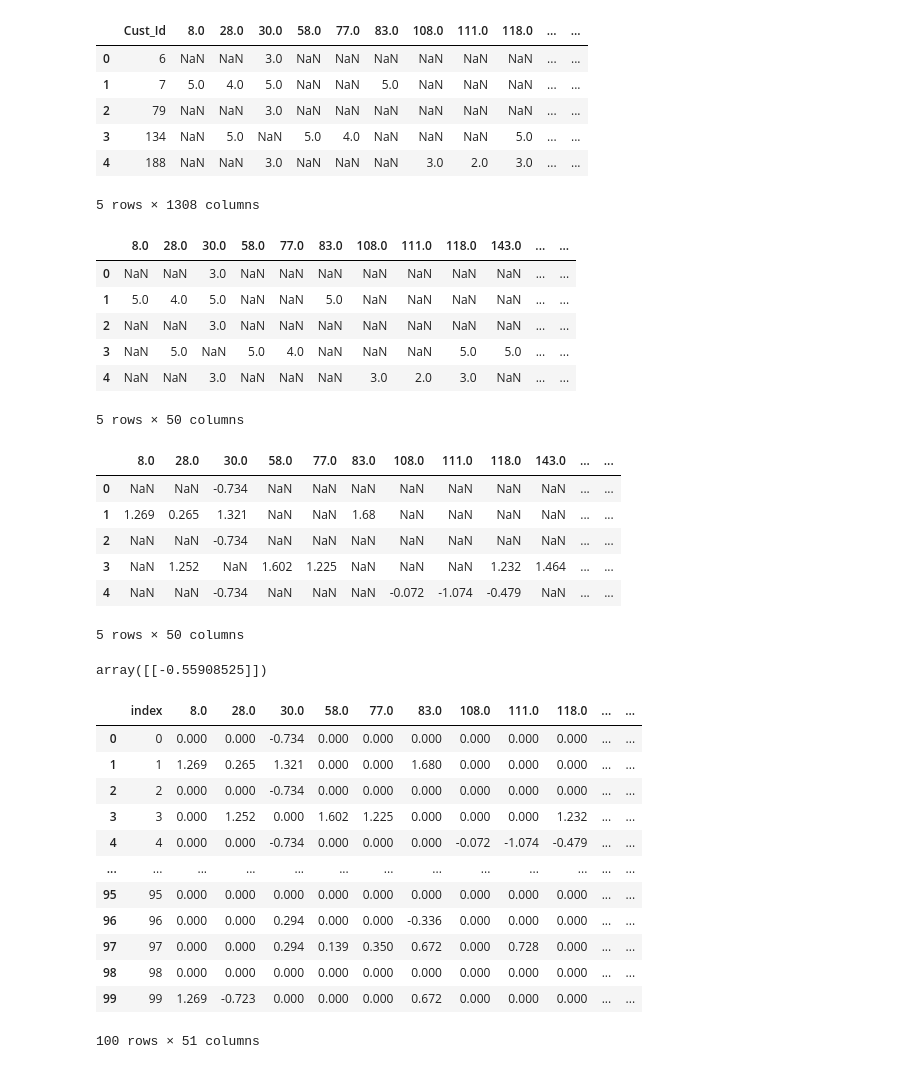
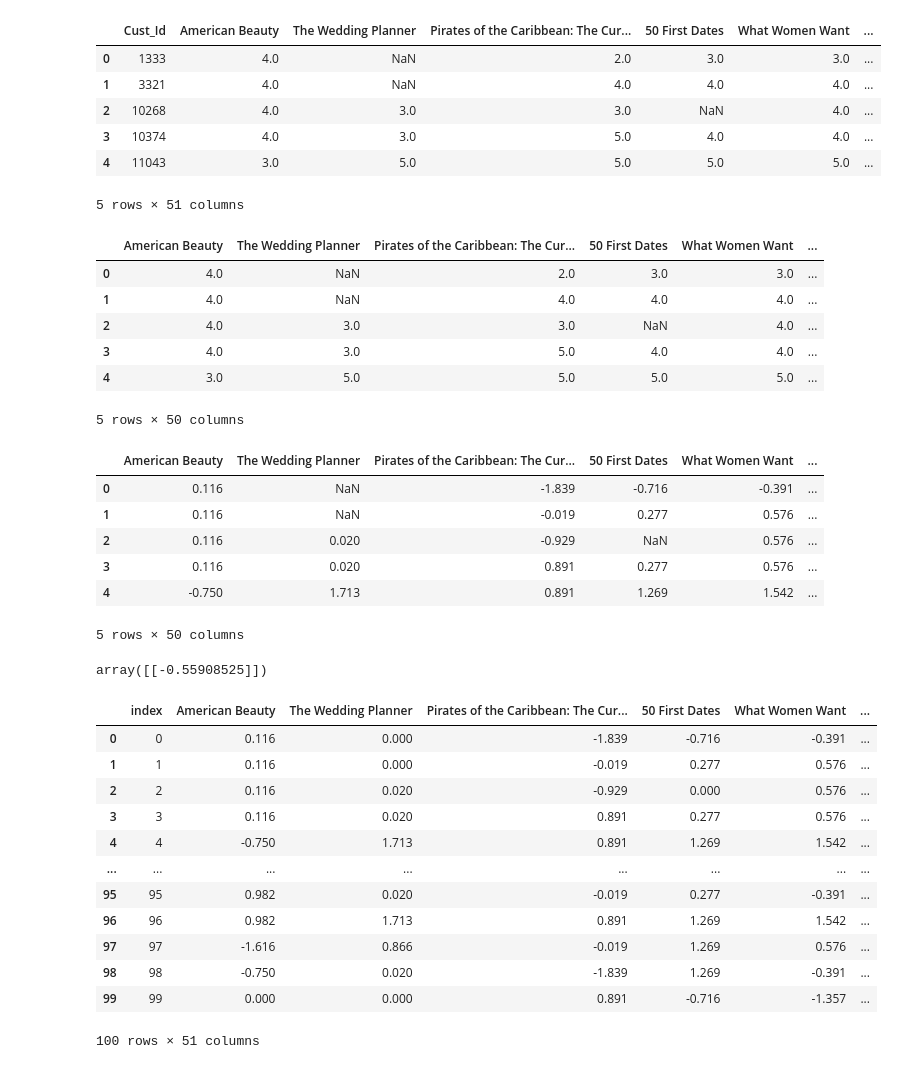
Before and after one commit to erictria/cf-tutorial, a Jupyter notebook: Python Code.ipynb, the cells around one changed output. Cells and saved outputs as stored; diff of their text form; code cells hidden in the pictures.

```diff
--- a/Python Code.ipynb
+++ b/Python Code.ipynb
@@ -5,27 +5,27 @@ import time
 from sklearn.preprocessing import StandardScaler
 from sklearn.metrics.pairwise import cosine_similarity
 # %%
-py_netflix_data = pd.read_csv('unscaled_data.csv')
+py_netflix_data = pd.read_csv('unscaled_title_data.csv')
 py_netflix_data.head()
 # %% [output]
-|  | Cust_Id | 8.0 | 28.0 | 30.0 | 58.0 | 77.0 | 83.0 | 108.0 | 111.0 | 118.0 | ... | ... |
-| 0 | 6 | NaN | NaN | 3.0 | NaN | NaN | NaN | NaN | NaN | NaN | ... | ... |
-| 1 | 7 | 5.0 | 4.0 | 5.0 | NaN | NaN | 5.0 | NaN | NaN | NaN | ... | ... |
-| 2 | 79 | NaN | NaN | 3.0 | NaN | NaN | NaN | NaN | NaN | NaN | ... | ... |
-| 3 | 134 | NaN | 5.0 | NaN | 5.0 | 4.0 | NaN | NaN | NaN | 5.0 | ... | ... |
-| 4 | 188 | NaN | NaN | 3.0 | NaN | NaN | NaN | 3.0 | 2.0 | 3.0 | ... | ... |
+|  | Cust_Id | American Beauty | The Wedding Planner | Pirates of the Caribbean: The Cur... | 50 First Dates | What Women Want | ... |
+| 0 | 1333 | 4.0 | NaN | 2.0 | 3.0 | 3.0 | ... |
+| 1 | 3321 | 4.0 | NaN | 4.0 | 4.0 | 4.0 | ... |
+| 2 | 10268 | 4.0 | 3.0 | 3.0 | NaN | 4.0 | ... |
+| 3 | 10374 | 4.0 | 3.0 | 5.0 | 4.0 | 4.0 | ... |
+| 4 | 11043 | 3.0 | 5.0 | 5.0 | 5.0 | 5.0 | ... |
-5 rows × 1308 columns
+5 rows × 51 columns
 # %%
 customer_ids = py_netflix_data['Cust_Id'].iloc[0:100]
 rating_df = py_netflix_data.iloc[0:100,1:51]
 rating_df.head()
 # %% [output]
-|  | 8.0 | 28.0 | 30.0 | 58.0 | 77.0 | 83.0 | 108.0 | 111.0 | 118.0 | 143.0 | ... | ... |
-| 0 | NaN | NaN | 3.0 | NaN | NaN | NaN | NaN | NaN | NaN | NaN | ... | ... |
-| 1 | 5.0 | 4.0 | 5.0 | NaN | NaN | 5.0 | NaN | NaN | NaN | NaN | ... | ... |
-| 2 | NaN | NaN | 3.0 | NaN | NaN | NaN | NaN | NaN | NaN | NaN | ... | ... |
-| 3 | NaN | 5.0 | NaN | 5.0 | 4.0 | NaN | NaN | NaN | 5.0 | 5.0 | ... | ... |
-| 4 | NaN | NaN | 3.0 | NaN | NaN | NaN | 3.0 | 2.0 | 3.0 | NaN | ... | ... |
+|  | American Beauty | The Wedding Planner | Pirates of the Caribbean: The Cur... | 50 First Dates | What Women Want | ... |
+| 0 | 4.0 | NaN | 2.0 | 3.0 | 3.0 | ... |
+| 1 | 4.0 | NaN | 4.0 | 4.0 | 4.0 | ... |
+| 2 | 4.0 | 3.0 | 3.0 | NaN | 4.0 | ... |
+| 3 | 4.0 | 3.0 | 5.0 | 4.0 | 4.0 | ... |
+| 4 | 3.0 | 5.0 | 5.0 | 5.0 | 5.0 | ... |
 5 rows × 50 columns
 # %%
 scaler = StandardScaler()
@@ -36,12 +36,12 @@ scaled_df.columns = rating_df.columns
 scaled_df = round(scaled_df, 3)
 scaled_df.head()
 # %% [output]
-|  | 8.0 | 28.0 | 30.0 | 58.0 | 77.0 | 83.0 | 108.0 | 111.0 | 118.0 | 143.0 | ... | ... |
-| 0 | NaN | NaN | -0.734 | NaN | NaN | NaN | NaN | NaN | NaN | NaN | ... | ... |
-| 1 | 1.269 | 0.265 | 1.321 | NaN | NaN | 1.68 | NaN | NaN | NaN | NaN | ... | ... |
-| 2 | NaN | NaN | -0.734 | NaN | NaN | NaN | NaN | NaN | NaN | NaN | ... | ... |
-| 3 | NaN | 1.252 | NaN | 1.602 | 1.225 | NaN | NaN | NaN | 1.232 | 1.464 | ... | ... |
-| 4 | NaN | NaN | -0.734 | NaN | NaN | NaN | -0.072 | -1.074 | -0.479 | NaN | ... | ... |
+|  | American Beauty | The Wedding Planner | Pirates of the Caribbean: The Cur... | 50 First Dates | What Women Want | ... |
+| 0 | 0.116 | NaN | -1.839 | -0.716 | -0.391 | ... |
+| 1 | 0.116 | NaN | -0.019 | 0.277 | 0.576 | ... |
+| 2 | 0.116 | 0.020 | -0.929 | NaN | 0.576 | ... |
+| 3 | 0.116 | 0.020 | 0.891 | 0.277 | 0.576 | ... |
+| 4 | -0.750 | 1.713 | 0.891 | 1.269 | 1.542 | ... |
 5 rows × 50 columns
 # %%
 # Example in the paper
@@ -57,18 +57,18 @@ scaled_df = scaled_df.fillna(0)
 scaled_df = pd.DataFrame(scaled_df.to_records())
 scaled_df
 # %% [output]
-|  | index | 8.0 | 28.0 | 30.0 | 58.0 | 77.0 | 83.0 | 108.0 | 111.0 | 118.0 | ... | ... |
-| 0 | 0 | 0.000 | 0.000 | -0.734 | 0.000 | 0.000 | 0.000 | 0.000 | 0.000 | 0.000 | ... | ... |
-| 1 | 1 | 1.269 | 0.265 | 1.321 | 0.000 | 0.000 | 1.680 | 0.000 | 0.000 | 0.000 | ... | ... |
-| 2 | 2 | 0.000 | 0.000 | -0.734 | 0.000 | 0.000 | 0.000 | 0.000 | 0.000 | 0.000 | ... | ... |
-| 3 | 3 | 0.000 | 1.252 | 0.000 | 1.602 | 1.225 | 0.000 | 0.000 | 0.000 | 1.232 | ... | ... |
-| 4 | 4 | 0.000 | 0.000 | -0.734 | 0.000 | 0.000 | 0.000 | -0.072 | -1.074 | -0.479 | ... | ... |
-| ... | ... | ... | ... | ... | ... | ... | ... | ... | ... | ... | ... | ... |
-| 95 | 95 | 0.000 | 0.000 | 0.000 | 0.000 | 0.000 | 0.000 | 0.000 | 0.000 | 0.000 | ... | ... |
-| 96 | 96 | 0.000 | 0.000 | 0.294 | 0.000 | 0.000 | -0.336 | 0.000 | 0.000 | 0.000 | ... | ... |
-| 97 | 97 | 0.000 | 0.000 | 0.294 | 0.139 | 0.350 | 0.672 | 0.000 | 0.728 | 0.000 | ... | ... |
-| 98 | 98 | 0.000 | 0.000 | 0.000 | 0.000 | 0.000 | 0.000 | 0.000 | 0.000 | 0.000 | ... | ... |
-| 99 | 99 | 1.269 | -0.723 | 0.000 | 0.000 | 0.000 | 0.672 | 0.000 | 0.000 | 0.000 | ... | ... |
+|  | index | American Beauty | The Wedding Planner | Pirates of the Caribbean: The Cur... | 50 First Dates | What Women Want | ... |
+| 0 | 0 | 0.116 | 0.000 | -1.839 | -0.716 | -0.391 | ... |
+| 1 | 1 | 0.116 | 0.000 | -0.019 | 0.277 | 0.576 | ... |
+| 2 | 2 | 0.116 | 0.020 | -0.929 | 0.000 | 0.576 | ... |
+| 3 | 3 | 0.116 | 0.020 | 0.891 | 0.277 | 0.576 | ... |
+| 4 | 4 | -0.750 | 1.713 | 0.891 | 1.269 | 1.542 | ... |
+| ... | ... | ... | ... | ... | ... | ... | ... |
+| 95 | 95 | 0.982 | 0.020 | -0.019 | 0.277 | -0.391 | ... |
+| 96 | 96 | 0.982 | 1.713 | 0.891 | 1.269 | 1.542 | ... |
+| 97 | 97 | -1.616 | 0.866 | -0.019 | 1.269 | 0.576 | ... |
+| 98 | 98 | -0.750 | 0.020 | -1.839 | 1.269 | -0.391 | ... |
+| 99 | 99 | 0.000 | 0.000 | 0.891 | -0.716 | -1.357 | ... |
 100 rows × 51 columns
 # %%
 # Add back in customer_ids
```
Also changed, not shown: parts of 10 cells of this notebook.
